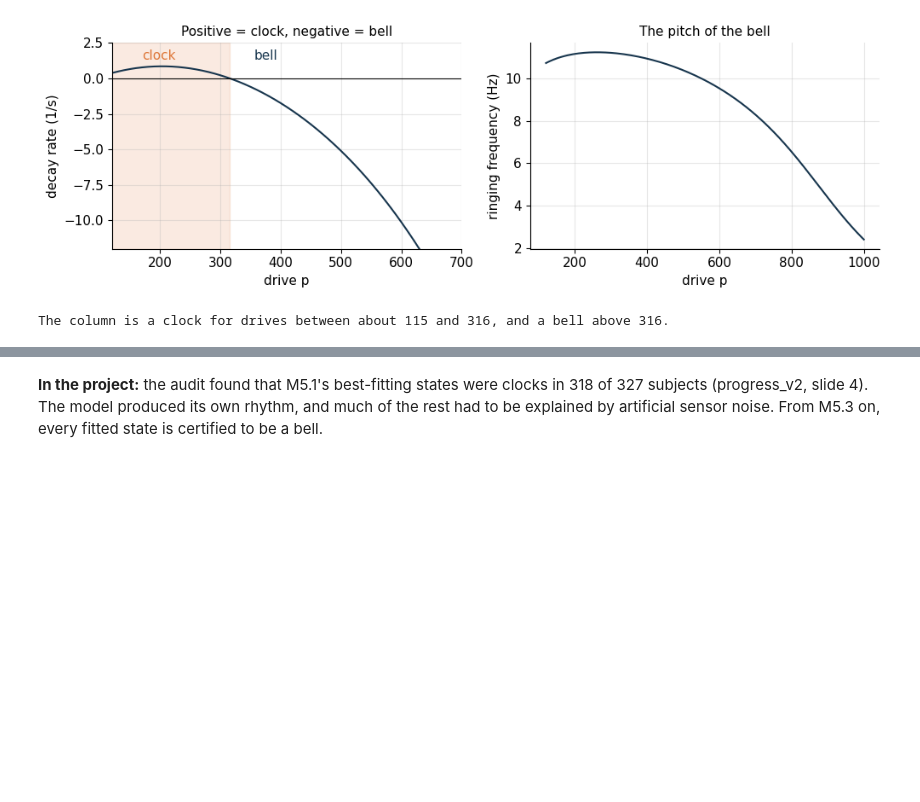
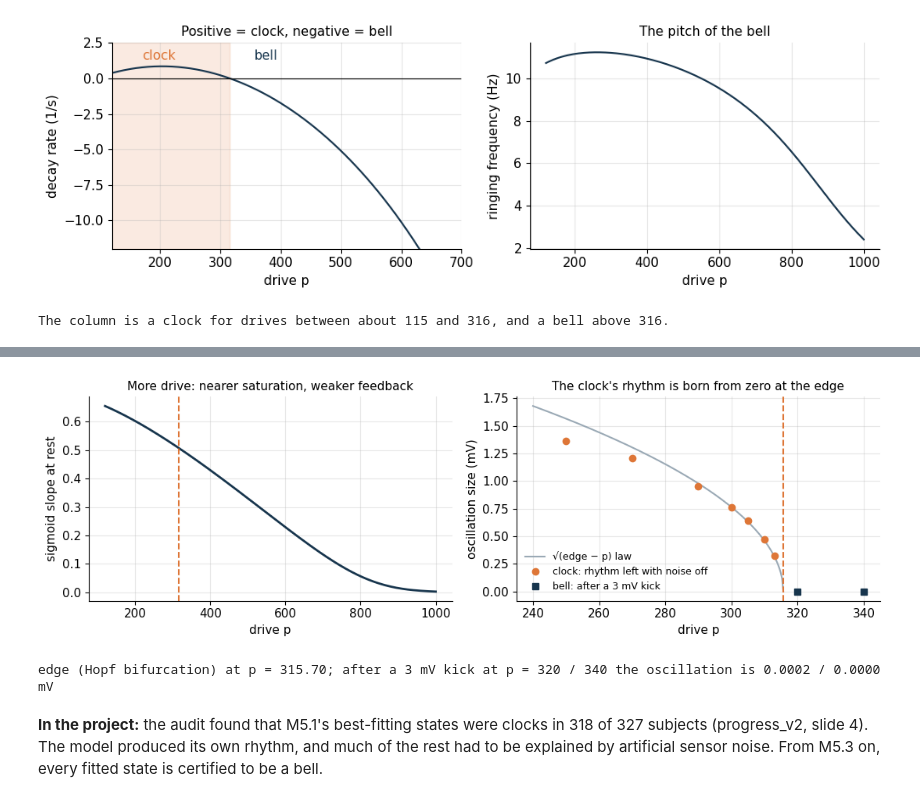
Before and after one commit to SHosseinR/mdd-tvb, a Jupyter notebook: notebooks/learn_01_spectral_model_fitting.ipynb, the cells around one changed output, grey strips where cells are left out. Cells and saved outputs as stored; diff of their text form; code cells hidden in the pictures; blank space fills up the shorter version.

```diff
--- a/notebooks/learn_01_spectral_model_fitting.ipynb
+++ b/notebooks/learn_01_spectral_model_fitting.ipynb
@@ -245,3 +312,36 @@ The column is a clock for drives between about 115 and 316, and a bell above 316
+# %%
+def clock_amplitude(p, kick=0.05, seconds=120.0):
+    # size of the oscillation left after `seconds` with the noise off (accurate integrator, no randomness)
+    x0 = resting_points(p)[-1] + np.array([0, kick, 0, 0, 0, 0])
+    sol = solve_ivp(lambda t, x: derivatives(x, p), (0, seconds), x0, method="DOP853", rtol=1e-8, atol=1e-10,
+                    t_eval=np.linspace(seconds - 2, seconds, 501))
+    v = sol.y[1] - sol.y[2]
+    return (v.max() - v.min()) / 2
+
+
+below = np.array([250, 270, 290, 300, 305, 310, 313])
+amp_below = np.array([clock_amplitude(p) for p in below])
+above = {p: clock_amplitude(p, kick=3.0) for p in (320, 340)}          # big kicks just above the edge
+c = np.median(amp_below / np.sqrt(P_EDGE - below))
+
+fig, ax = plt.subplots(1, 2, figsize=(11, 3.6))
+drive_grid = np.arange(120, 1001, 5)
+slopes = [dS(resting_points(p)[-1][1] - resting_points(p)[-1][2]) for p in drive_grid]
+ax[0].plot(drive_grid, slopes, color=DATA, lw=2)
+ax[0].axvline(P_EDGE, color=MODEL, ls="--"); ax[0].set_xlabel("drive p"); ax[0].set_ylabel("sigmoid slope at rest")
+ax[0].set_title("More drive: nearer saturation, weaker feedback", fontsize=11)
+fine_p = np.linspace(240, P_EDGE, 200)
+ax[1].plot(fine_p, c * np.sqrt(P_EDGE - fine_p), color=GREY, lw=1.5, label="√(edge − p) law")
+ax[1].plot(below, amp_below, "o", color=MODEL, label="clock: rhythm left with noise off")
+ax[1].plot(list(above), list(above.values()), "s", color=DATA, label="bell: after a 3 mV kick")
+ax[1].axvline(P_EDGE, color=MODEL, ls="--"); ax[1].set_xlabel("drive p"); ax[1].set_ylabel("oscillation size (mV)")
+ax[1].set_title("The clock's rhythm is born from zero at the edge", fontsize=11); ax[1].legend(fontsize=9)
+plt.tight_layout(); plt.show()
+print(f"edge (Hopf bifurcation) at p = {P_EDGE:.2f}; after a 3 mV kick at p = 320 / 340 the oscillation is "
+      f"{above[320]:.4f} / {above[340]:.4f} mV")
+# %% [output]
+[figure, added]
+edge (Hopf bifurcation) at p = 315.70; after a 3 mV kick at p = 320 / 340 the oscillation is 0.0002 / 0.0000 mV
 # %% [markdown]
 **In the project:** the audit found that M5.1's best-fitting states were clocks in 318 of 327 subjects
 (progress_v2, slide 4). The model produced its own rhythm, and much of the rest had to be explained by artificial
```
Also changed, not shown: parts of 12 cells of this notebook, 1 other file.
